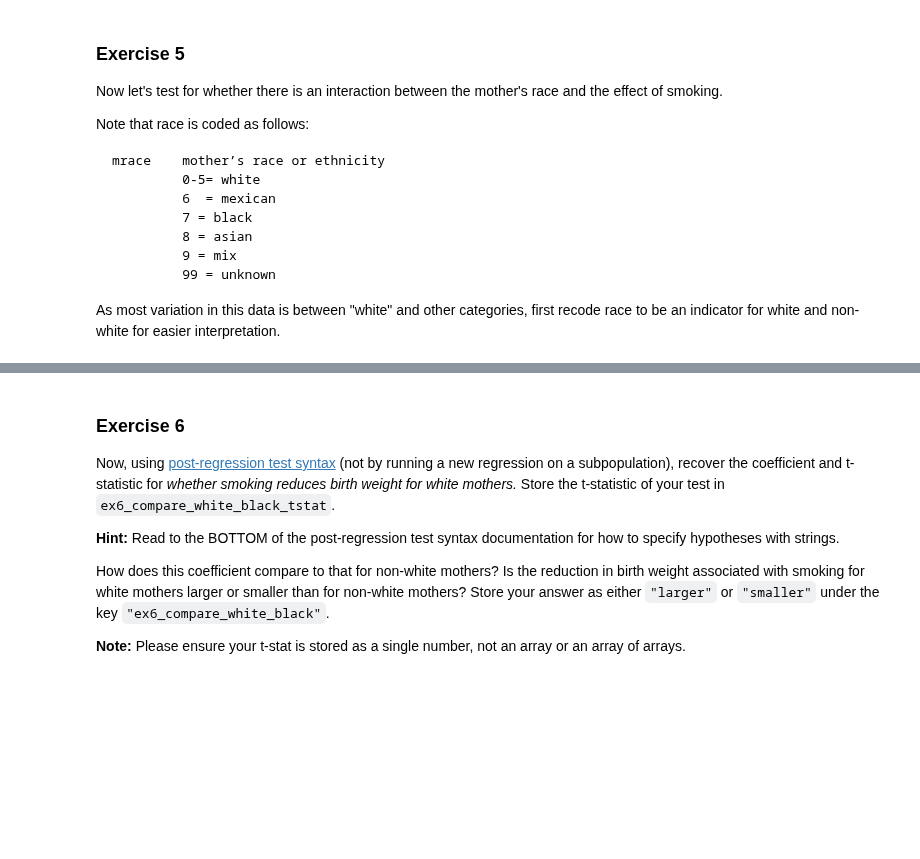
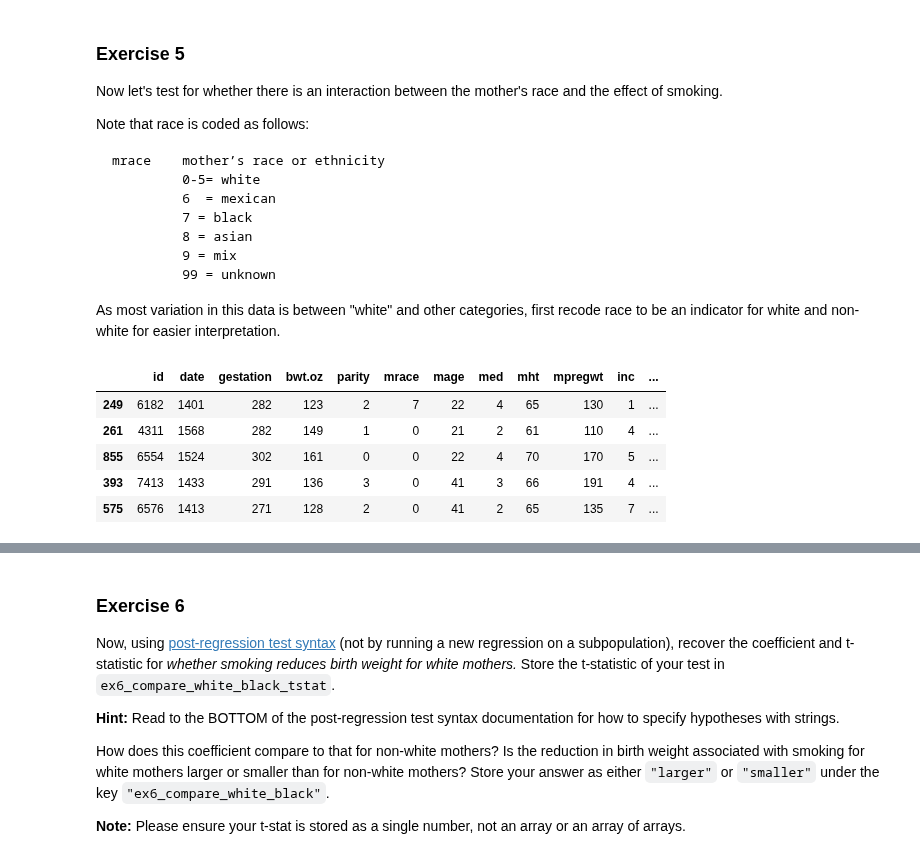
Before and after one commit to BarbaraPFloresRios/IDS720_PracticalDataScience, a Jupyter notebook: 20231116_ExerciseStatsmodels/Exercise_statsmodels.ipynb, the cells around one changed output, grey strips where cells are left out. Saved outputs shown, nothing was run; the diff lists cells and outputs as text; code cells hidden in the pictures; blank space fills up the shorter version.

````diff
--- a/20231116_ExerciseStatsmodels/Exercise_statsmodels.ipynb
+++ b/20231116_ExerciseStatsmodels/Exercise_statsmodels.ipynb
@@ -252,3 +256,18 @@ mrace    mother’s race or ethnicity
 ```
 
 As most variation in this data is between "white" and other categories, first recode race to be an indicator for white and non-white for easier interpretation.
+# %%
+# smoking_225[mrace_white] =
+smoking_225["mraceWhite"] = smoking_225["mrace"].isin([0, 1, 2, 3, 4, 5])
+smoking_225["mraceWhite"] = smoking_225["mraceWhite"].astype("int")
+
+smoking_225["interactionSmokeRace"] = smoking_225["smoke"] * \
+    smoking_225["mraceWhite"]
+smoking_225.sample(5)
+# %% [output]
+|  | id | date | gestation | bwt.oz | parity | mrace | mage | med | mht | mpregwt | inc | ... |
+| 249 | 6182 | 1401 | 282 | 123 | 2 | 7 | 22 | 4 | 65 | 130 | 1 | ... |
+| 261 | 4311 | 1568 | 282 | 149 | 1 | 0 | 21 | 2 | 61 | 110 | 4 | ... |
+| 855 | 6554 | 1524 | 302 | 161 | 0 | 0 | 22 | 4 | 70 | 170 | 5 | ... |
+| 393 | 7413 | 1433 | 291 | 136 | 3 | 0 | 41 | 3 | 66 | 191 | 4 | ... |
+| 575 | 6576 | 1413 | 271 | 128 | 2 | 0 | 41 | 2 | 65 | 135 | 7 | ... |
````
Also changed, not shown: parts of 16 cells of this notebook.
